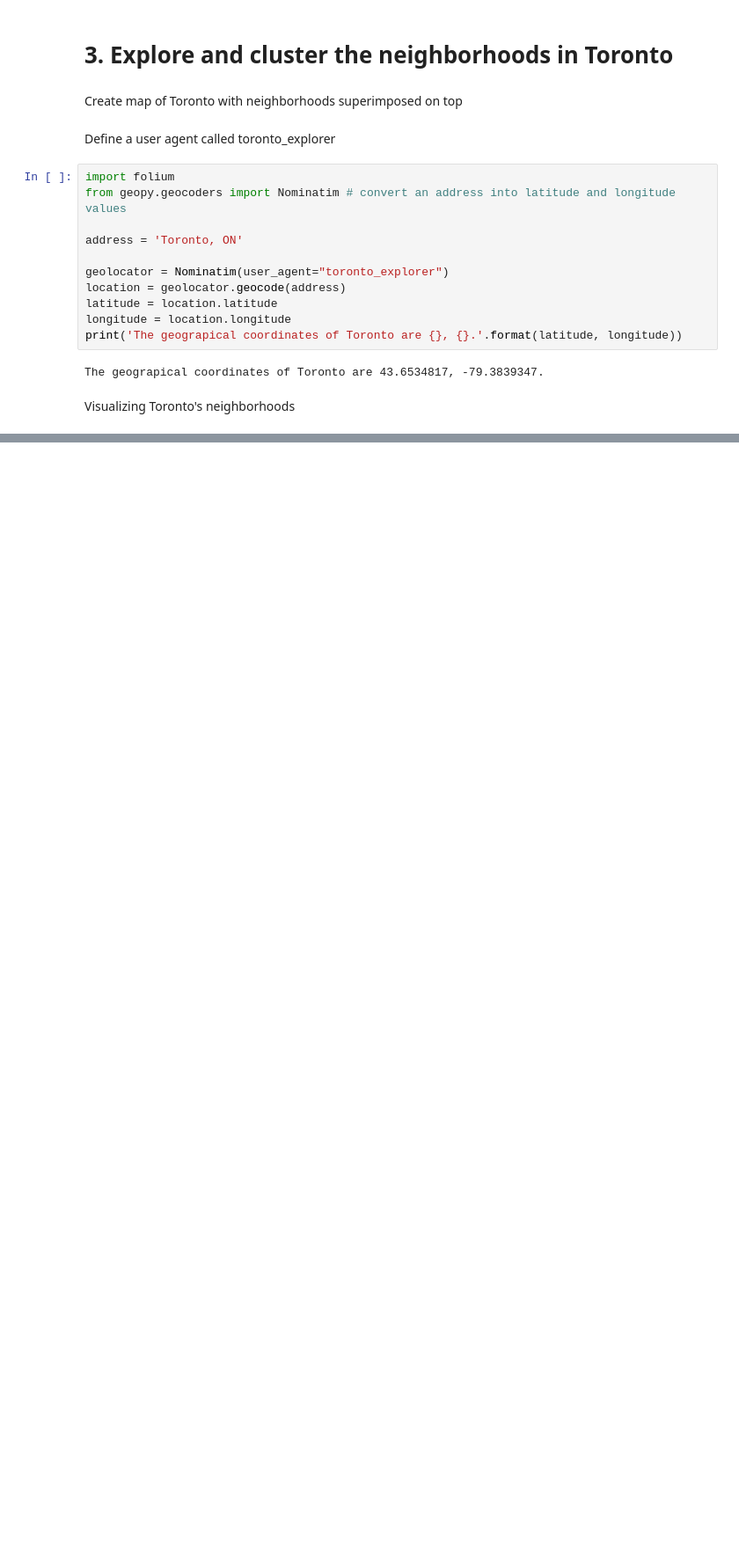
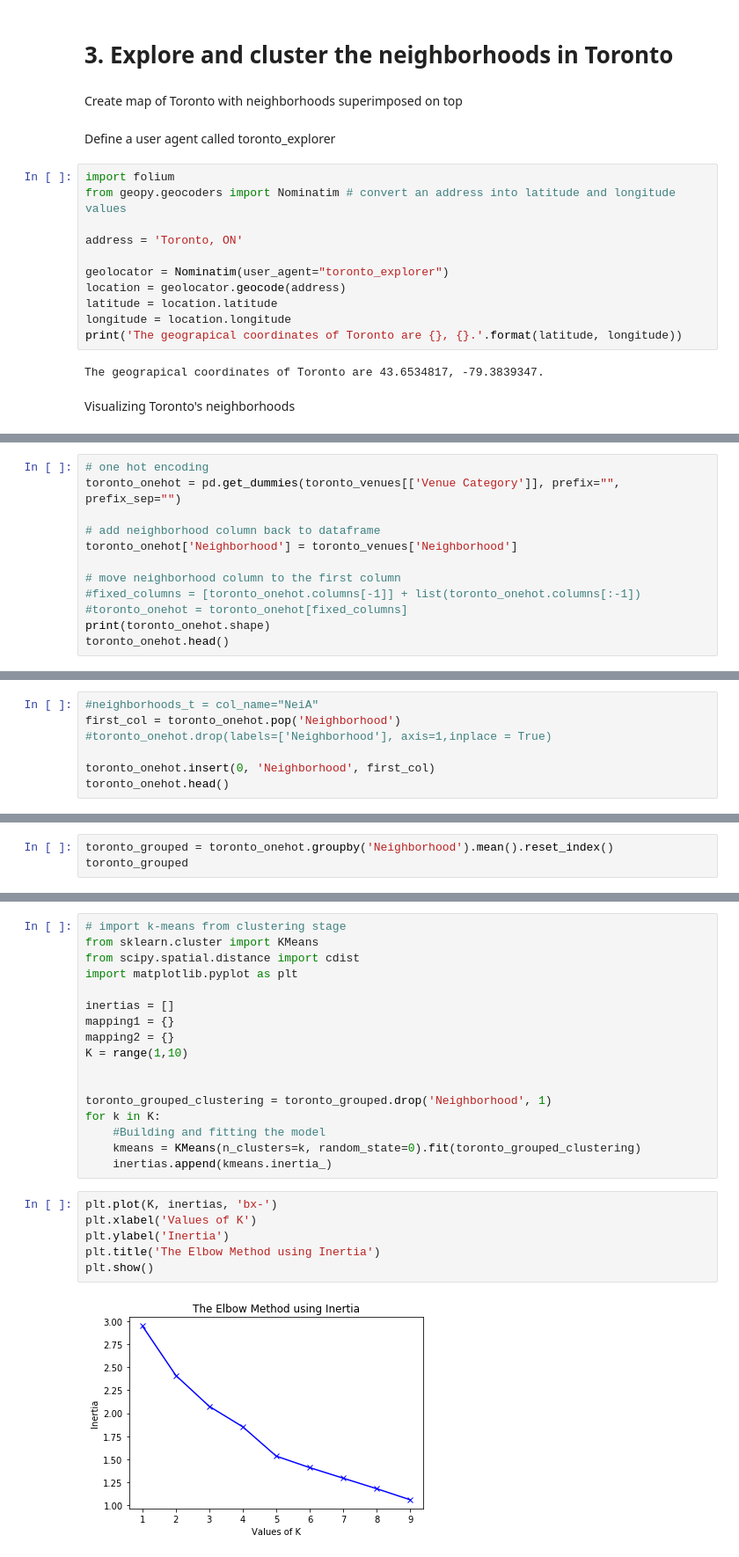
Before and after one commit to cl-isabela/Coursera_Capstone, a Jupyter notebook: capstone_week3.ipynb, the cells around one changed output, grey strips where cells are left out. Shown at 88% size. Saved outputs shown, nothing was run; the diff lists cells and outputs as text; blank space fills up the shorter version.

```diff
--- a/capstone_week3.ipynb
+++ b/capstone_week3.ipynb
@@ -178,0 +394,12 @@ NameError: name 'map_toronto' is not defined
+# %%
+# one hot encoding
+toronto_onehot = pd.get_dummies(toronto_venues[['Venue Category']], prefix="", prefix_sep="")
+
+# add neighborhood column back to dataframe
+toronto_onehot['Neighborhood'] = toronto_venues['Neighborhood']
+
+# move neighborhood column to the first column
+#fixed_columns = [toronto_onehot.columns[-1]] + list(toronto_onehot.columns[:-1])
+#toronto_onehot = toronto_onehot[fixed_columns]
+print(toronto_onehot.shape)
+toronto_onehot.head()
@@ -178,0 +415,7 @@ NameError: name 'map_toronto' is not defined
+# %%
+#neighborhoods_t = col_name="NeiA"
+first_col = toronto_onehot.pop('Neighborhood')
+#toronto_onehot.drop(labels=['Neighborhood'], axis=1,inplace = True)
+
+toronto_onehot.insert(0, 'Neighborhood', first_col)
+toronto_onehot.head()
@@ -178,0 +432,3 @@ NameError: name 'map_toronto' is not defined
+# %%
+toronto_grouped = toronto_onehot.groupby('Neighborhood').mean().reset_index()
+toronto_grouped
@@ -178,0 +531,25 @@ NameError: name 'map_toronto' is not defined
+# %%
+# import k-means from clustering stage
+from sklearn.cluster import KMeans
+from scipy.spatial.distance import cdist
+import matplotlib.pyplot as plt
+
+inertias = []
+mapping1 = {}
+mapping2 = {}
+K = range(1,10)
+
+
+toronto_grouped_clustering = toronto_grouped.drop('Neighborhood', 1)
+for k in K:
+	#Building and fitting the model
+	kmeans = KMeans(n_clusters=k, random_state=0).fit(toronto_grouped_clustering)
+	inertias.append(kmeans.inertia_)
+# %%
+plt.plot(K, inertias, 'bx-')
+plt.xlabel('Values of K')
+plt.ylabel('Inertia')
+plt.title('The Elbow Method using Inertia')
+plt.show()
+# %% [output]
+[figure, added]
```
Also changed, not shown: parts of 40 cells of this notebook.
